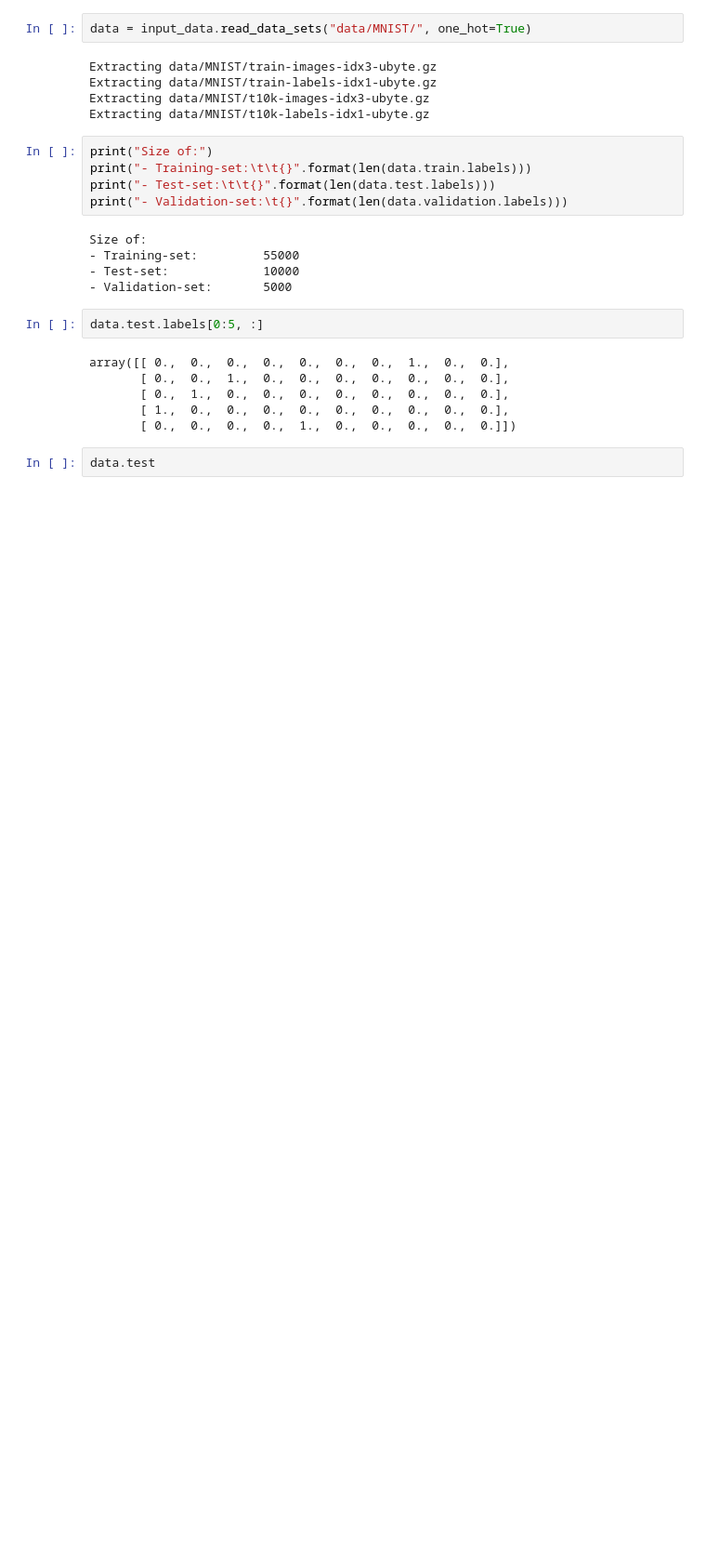
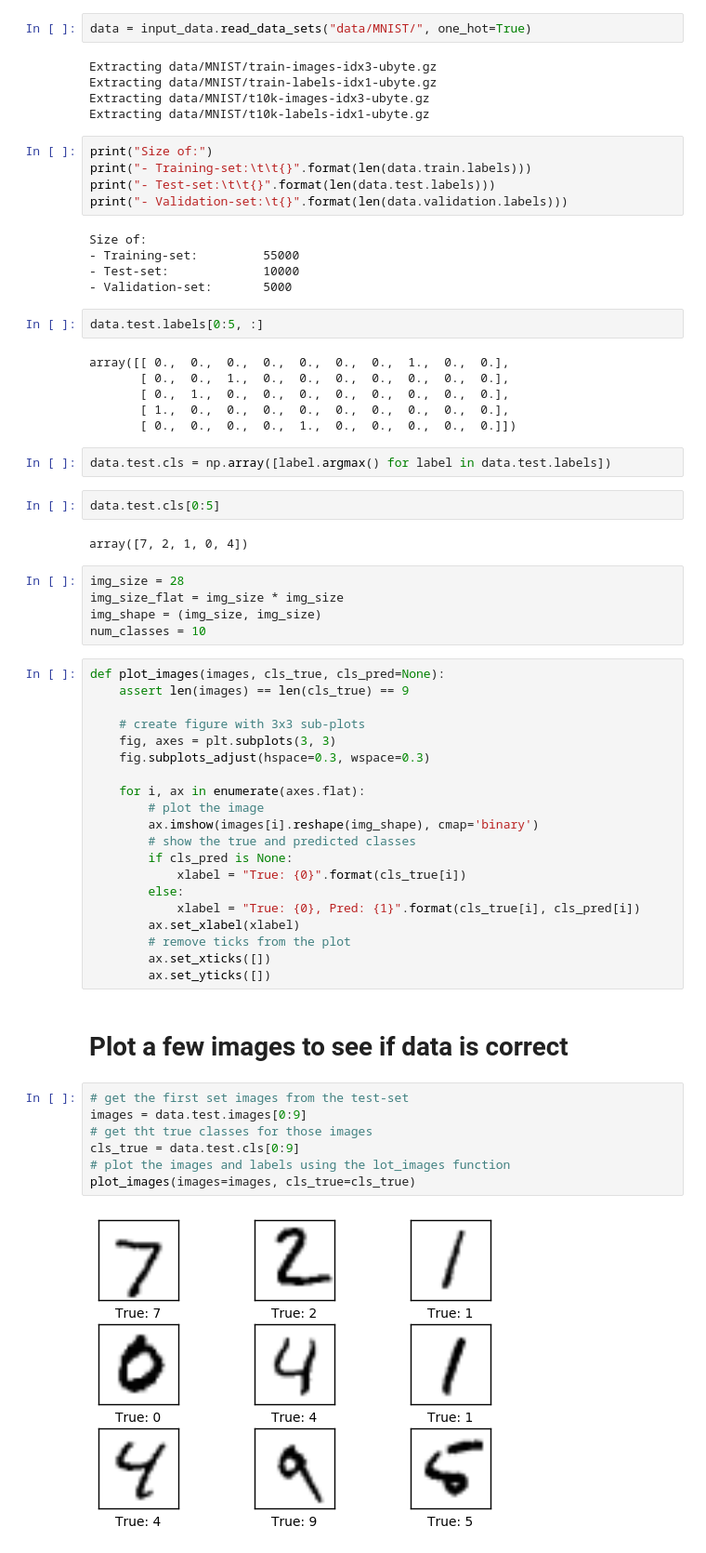
Before and after one commit to happyjin/tensorflow_tutorial, a Jupyter notebook: Hvass_tutorial/01_Simple_Linear_Model.ipynb, the cells around one changed output. Shown: that part at 93% size. Cells and saved outputs as stored; diff of their text form; blank space fills up the shorter version.

```diff
--- a/Hvass_tutorial/01_Simple_Linear_Model.ipynb
+++ b/Hvass_tutorial/01_Simple_Linear_Model.ipynb
@@ -30,5 +30,45 @@ array([[ 0.,  0.,  0.,  0.,  0.,  0.,  0.,  1.,  0.,  0.],
        [ 0.,  1.,  0.,  0.,  0.,  0.,  0.,  0.,  0.,  0.],
        [ 1.,  0.,  0.,  0.,  0.,  0.,  0.,  0.,  0.,  0.],
        [ 0.,  0.,  0.,  0.,  1.,  0.,  0.,  0.,  0.,  0.]])
+# %%
+data.test.cls = np.array([label.argmax() for label in data.test.labels])
 # %%
-data.test
+data.test.cls[0:5]
+# %% [output]
+array([7, 2, 1, 0, 4])
+# %%
+img_size = 28
+img_size_flat = img_size * img_size
+img_shape = (img_size, img_size)
+num_classes = 10
+# %%
+def plot_images(images, cls_true, cls_pred=None):
+    assert len(images) == len(cls_true) == 9
+
+    # create figure with 3x3 sub-plots
+    fig, axes = plt.subplots(3, 3)
+    fig.subplots_adjust(hspace=0.3, wspace=0.3)
+
+    for i, ax in enumerate(axes.flat):
+        # plot the image
+        ax.imshow(images[i].reshape(img_shape), cmap='binary')
+        # show the true and predicted classes
+        if cls_pred is None:
+            xlabel = "True: {0}".format(cls_true[i])
+        else:
+            xlabel = "True: {0}, Pred: {1}".format(cls_true[i], cls_pred[i])
+        ax.set_xlabel(xlabel)
+        # remove ticks from the plot
+        ax.set_xticks([])
+        ax.set_yticks([])
+# %% [markdown]
+# Plot a few images to see if data is correct
+# %%
+# get the first set images from the test-set
+images = data.test.images[0:9]
+# get tht true classes for those images
+cls_true = data.test.cls[0:9]
+# plot the images and labels using the lot_images function
+plot_images(images=images, cls_true=cls_true)
+# %% [output]
+[figure, added]
```
Also changed, not shown: parts of 3 cells of this notebook.
